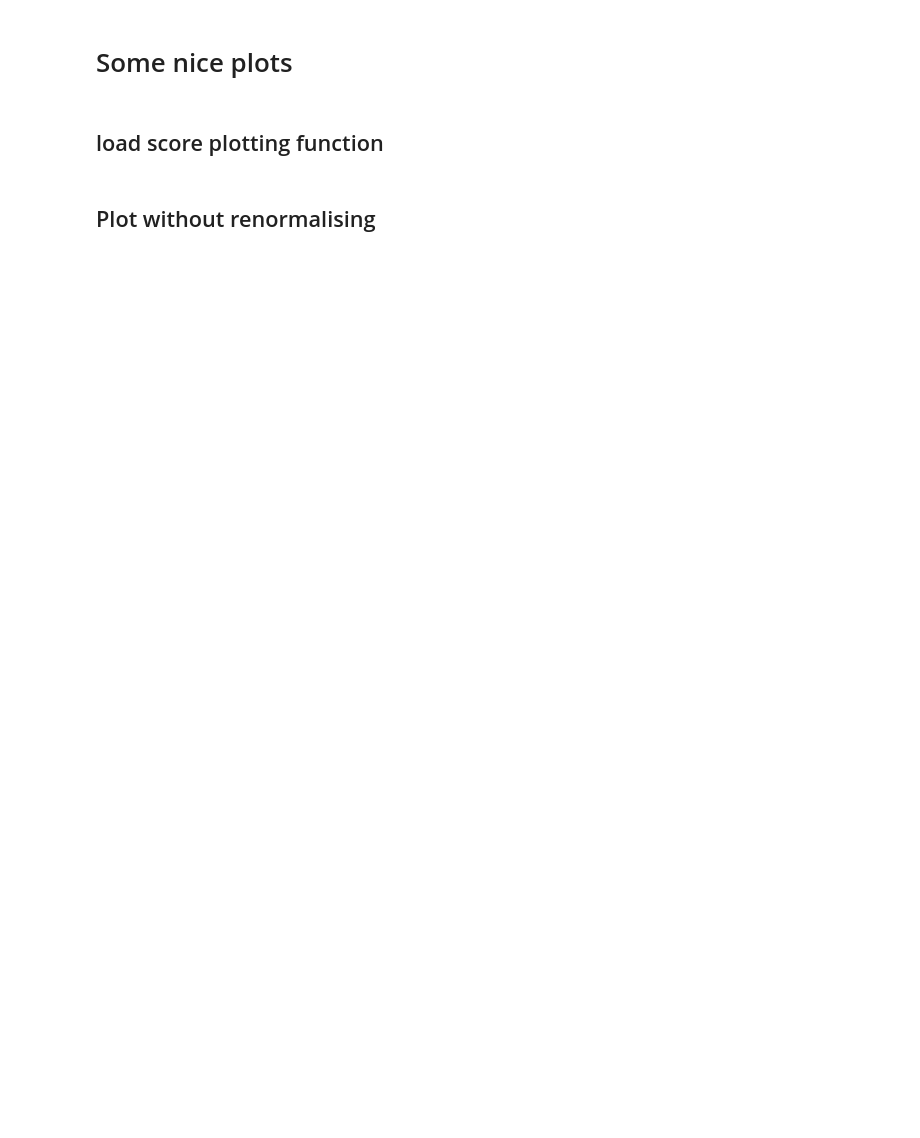
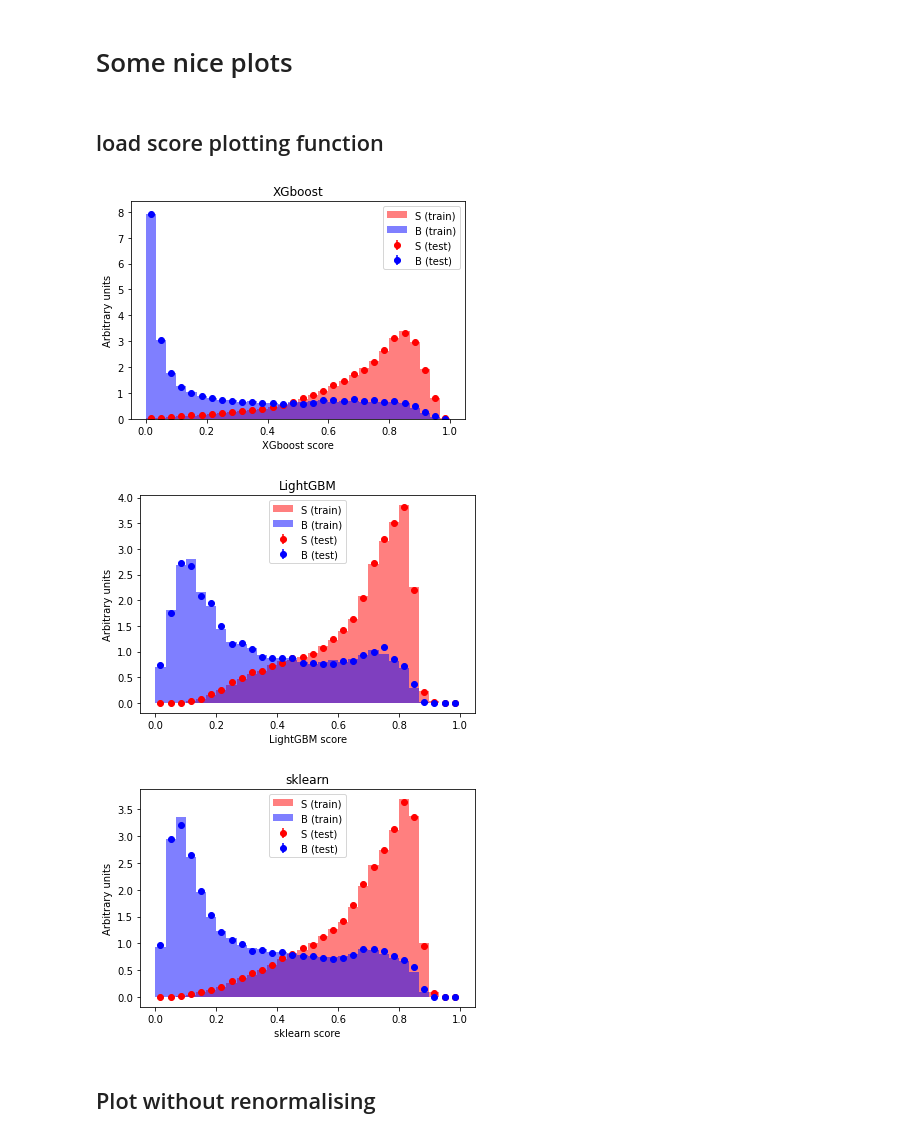
Before and after one commit to dhrou/HEPMLtutorials, a Jupyter notebook: HEPML_HandsOn_BDT.ipynb, the cells around one changed output. Saved outputs shown, nothing was run; the diff lists cells and outputs as text; code cells hidden in the pictures; blank space fills up the shorter version.

```diff
--- a/HEPML_HandsOn_BDT.ipynb
+++ b/HEPML_HandsOn_BDT.ipynb
@@ -4,4 +4,4 @@
 ## Standard Imports
 # %%
 COLAB=True #if running on https://colab.research.google.com/notebooks/welcome.ipynb
-COLAB=False #if running on local anaconda installation https://docs.anaconda.com/anaconda/install/
+#COLAB=False #if running on local anaconda installation https://docs.anaconda.com/anaconda/install/
@@ -720,15 +721,24 @@ def compare_train_test(y_pred_train, y_train, y_pred, y_test, high_low=(0,1),
 # %%
 
 compare_train_test(y_pred_train_xgb, y_train, y_pred_xgb, y_test,
                    xlabel="XGboost score", title="XGboost",
                    weights_train=weights_train.values, weights_test=weights_test.values)
 plt.savefig("Score_BDT_XGBoost_Hist.pdf")
 plt.show()
 compare_train_test(y_pred_train_gbm, y_train, y_pred_gbm, y_test,
                    xlabel="LightGBM score", title="LightGBM",
                    weights_train=weights_train.values, weights_test=weights_test.values)
 plt.savefig("Score_BDT_LightGBM.pdf")
 plt.show()
+compare_train_test(y_pred_train_skgb, y_train, y_pred_skgb, y_test,
+                   xlabel="sklearn score", title="sklearn",
+                   weights_train=weights_train.values, weights_test=weights_test.values)
+plt.savefig("Score_BDT_sklearn.pdf")
+plt.show()
+# %% [output]
+[figure, added]
+[figure, added]
+[figure, added]
 # %% [markdown]
 ## Plot without renormalising
 # %%
```
Also changed, not shown: parts of 15 cells of this notebook.
